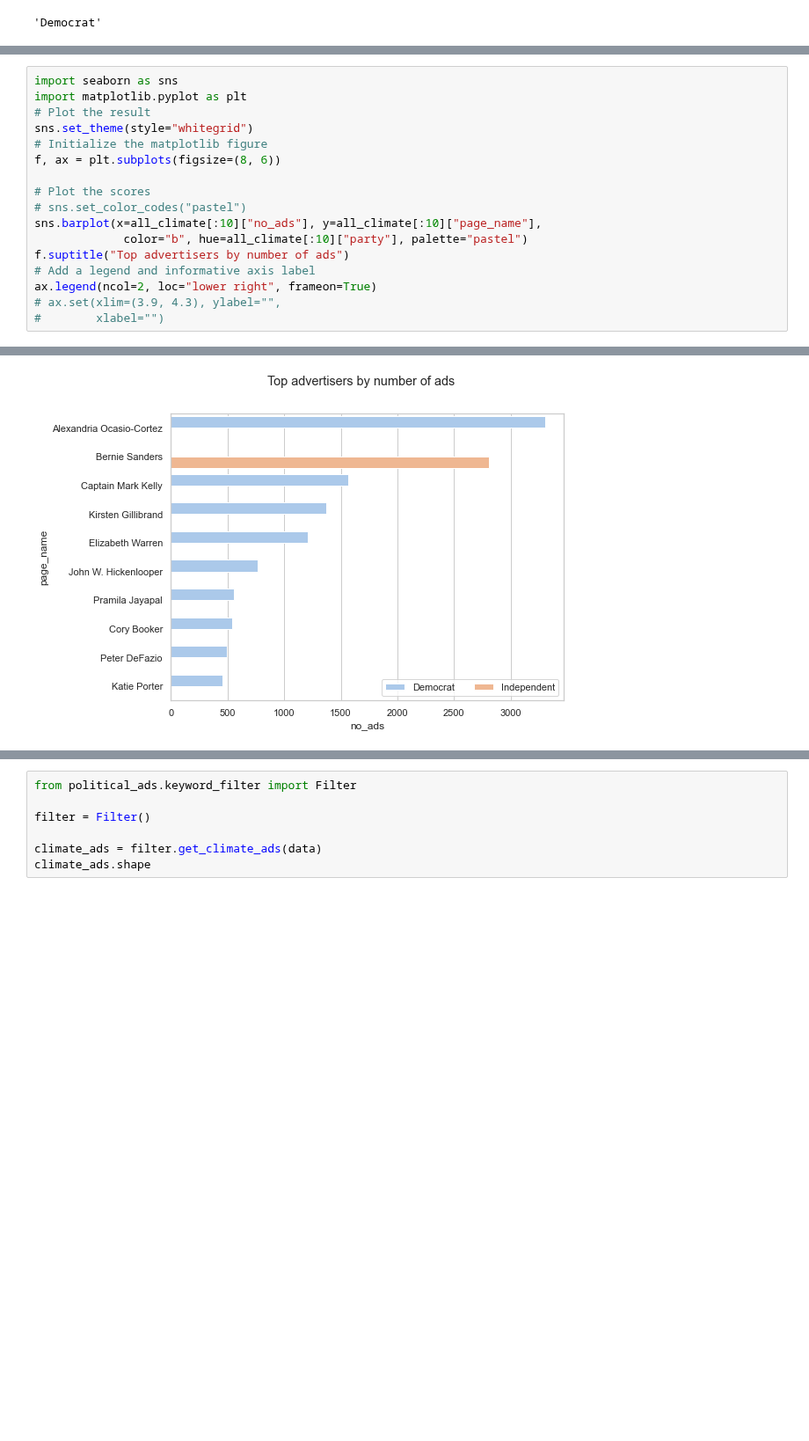
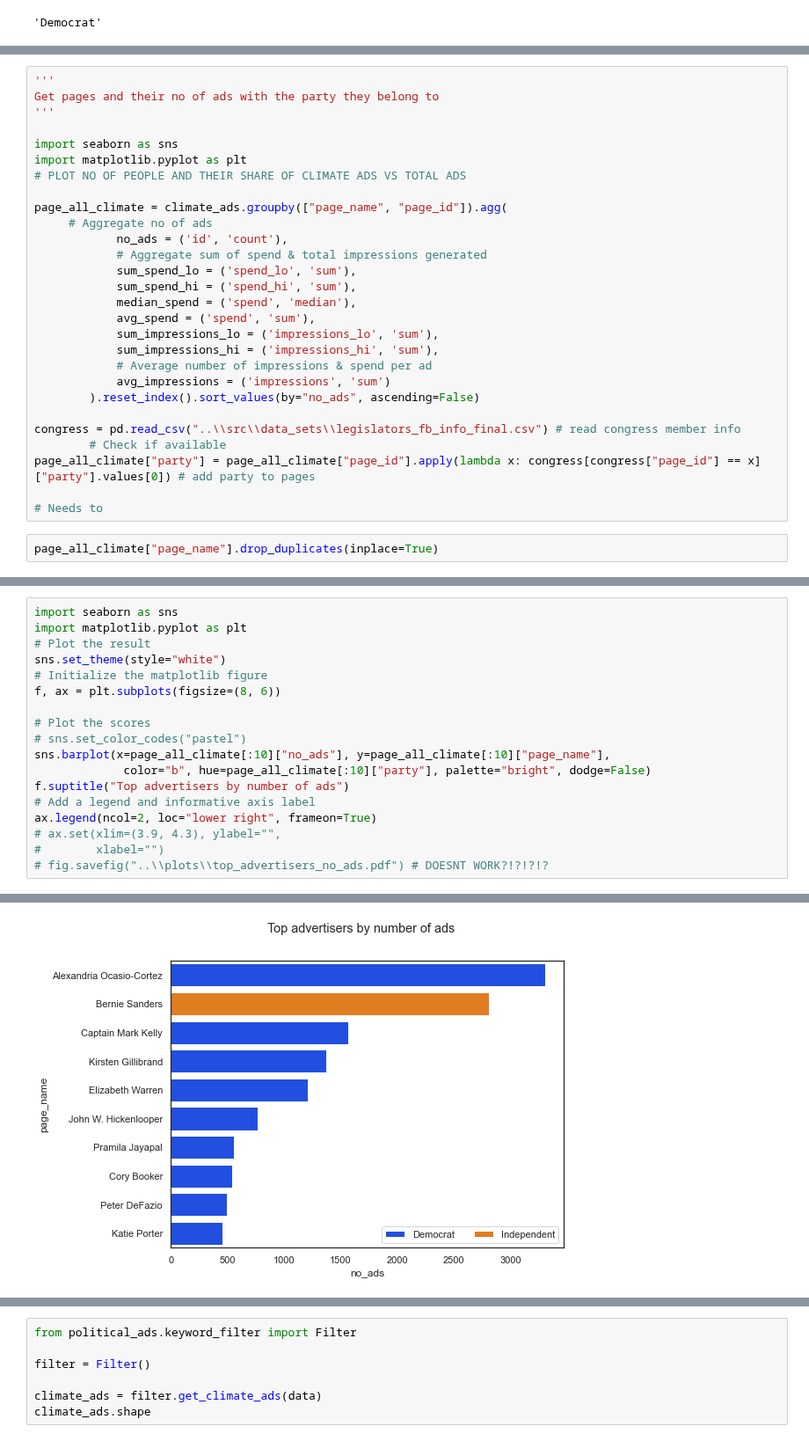
Before and after one commit to lrnz-asnprs/political-ad-api, a Jupyter notebook: notebooks/laurenz_notebook.ipynb, the cells around one changed output, grey strips where cells are left out. Shown at 88% size. Saved outputs shown, nothing was run; the diff lists cells and outputs as text; blank space fills up the shorter version.

```diff
--- a/notebooks/laurenz_notebook.ipynb
+++ b/notebooks/laurenz_notebook.ipynb
@@ -321,0 +380,30 @@ all_climate[:10]
+# %%
+'''
+Get pages and their no of ads with the party they belong to
+'''
+
+import seaborn as sns
+import matplotlib.pyplot as plt
+# PLOT NO OF PEOPLE AND THEIR SHARE OF CLIMATE ADS VS TOTAL ADS
+
+page_all_climate = climate_ads.groupby(["page_name", "page_id"]).agg(
+     # Aggregate no of ads
+            no_ads = ('id', 'count'),
+            # Aggregate sum of spend & total impressions generated
+            sum_spend_lo = ('spend_lo', 'sum'),
+            sum_spend_hi = ('spend_hi', 'sum'),
+            median_spend = ('spend', 'median'),
+            avg_spend = ('spend', 'sum'),
+            sum_impressions_lo = ('impressions_lo', 'sum'),
+            sum_impressions_hi = ('impressions_hi', 'sum'),
+            # Average number of impressions & spend per ad
+            avg_impressions = ('impressions', 'sum')
+        ).reset_index().sort_values(by="no_ads", ascending=False)
+
+congress = pd.read_csv("..\\src\\data_sets\\legislators_fb_info_final.csv") # read congress member info
+        # Check if available
+page_all_climate["party"] = page_all_climate["page_id"].apply(lambda x: congress[congress["page_id"] == x]["party"].values[0]) # add party to pages
+
+# Needs to
+# %%
+page_all_climate["page_name"].drop_duplicates(inplace=True)
@@ -323,17 +427,18 @@ all_climate[:10]
 import seaborn as sns
 import matplotlib.pyplot as plt
 # Plot the result
-sns.set_theme(style="whitegrid")
+sns.set_theme(style="white")
 # Initialize the matplotlib figure
 f, ax = plt.subplots(figsize=(8, 6))
 
 # Plot the scores
 # sns.set_color_codes("pastel")
-sns.barplot(x=all_climate[:10]["no_ads"], y=all_climate[:10]["page_name"],
-             color="b", hue=all_climate[:10]["party"], palette="pastel")
+sns.barplot(x=page_all_climate[:10]["no_ads"], y=page_all_climate[:10]["page_name"],
+             color="b", hue=page_all_climate[:10]["party"], palette="bright", dodge=False)
 f.suptitle("Top advertisers by number of ads")
 # Add a legend and informative axis label
 ax.legend(ncol=2, loc="lower right", frameon=True)
 # ax.set(xlim=(3.9, 4.3), ylabel="",
 #        xlabel="")
+# fig.savefig("..\\plots\\top_advertisers_no_ads.pdf") # DOESNT WORK?!?!?!?
 # %% [output]
@@ -341 +445 @@ ax.legend(ncol=2, loc="lower right", frameon=True)
-[figure, old version]
+[figure, new version]
```
Also changed, not shown: parts of 26 cells of this notebook, 7 other files.
